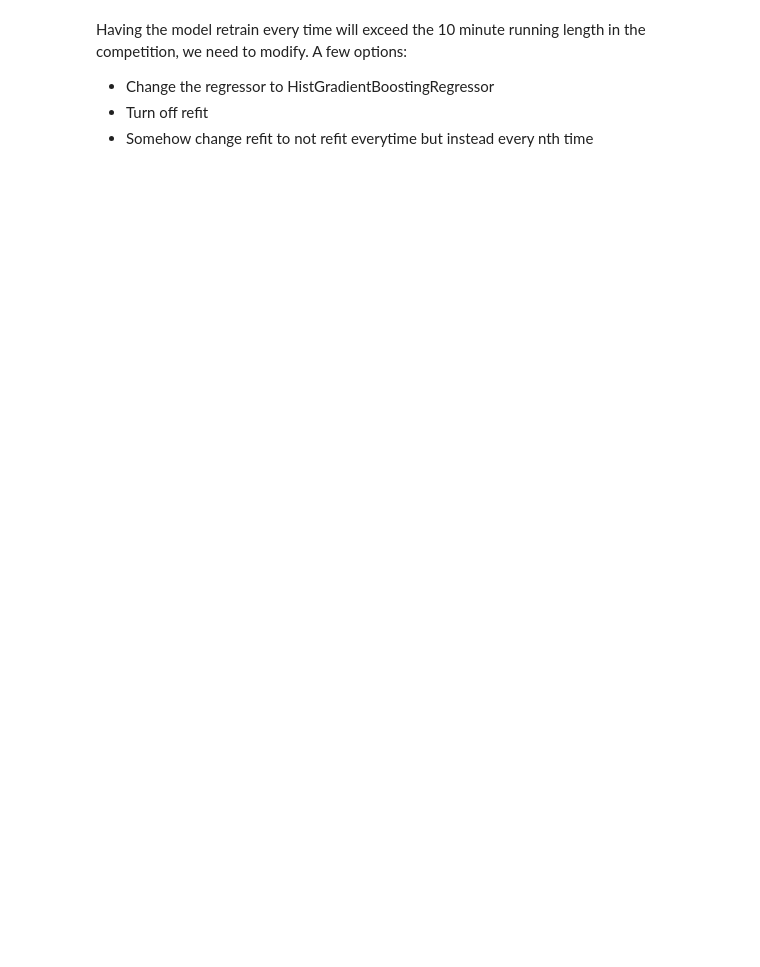
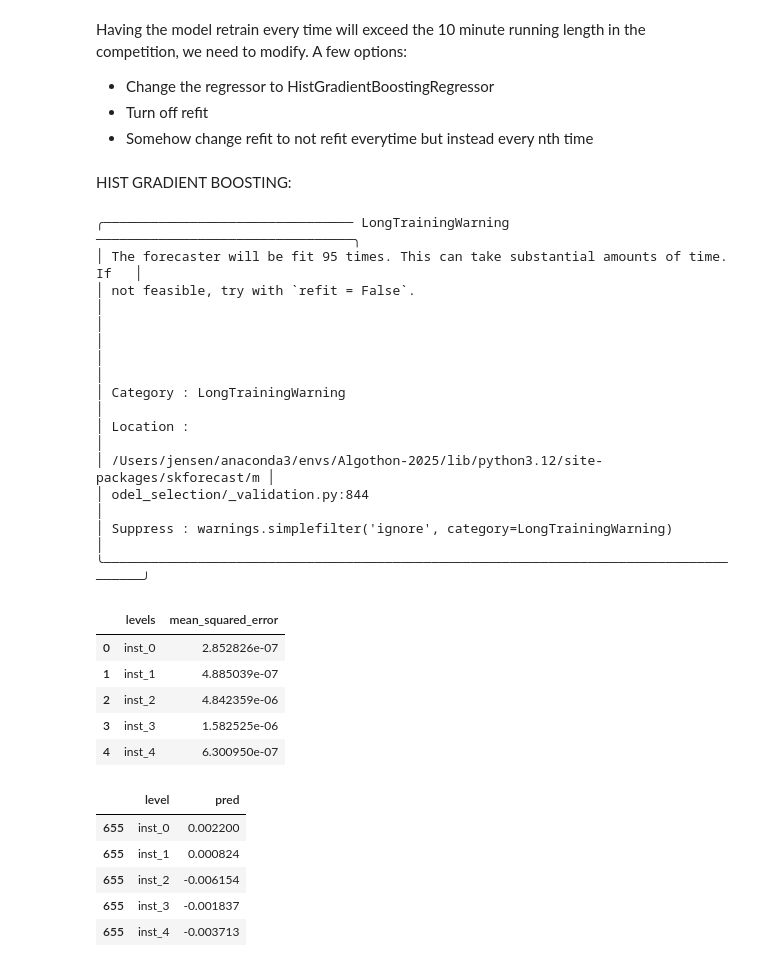
Before and after one commit to JensenJones/Algothon-2025, a Jupyter notebook: strategies/multi series forecasting skforecast/MultiTimeSeriesModelling.ipynb, the cells around one changed output. Cells and saved outputs as stored; diff of their text form; code cells hidden in the pictures; blank space fills up the shorter version.

```diff
--- a/strategies/multi series forecasting skforecast/MultiTimeSeriesModelling.ipynb
+++ b/strategies/multi series forecasting skforecast/MultiTimeSeriesModelling.ipynb
@@ -600,3 +684,59 @@ Having the model retrain every time will exceed the 10 minute running length in
 - Change the regressor to HistGradientBoostingRegressor
 - Turn off refit
 - Somehow change refit to not refit everytime but instead every nth time
+# %% [markdown]
+HIST GRADIENT BOOSTING:
+# %%
+forecaster_ms_greeks_logReturns = ForecasterRecursiveMultiSeries(
+    regressor           = HistGradientBoostingRegressor(random_state=8523),
+    lags                = 20,
+    transformer_series  = None,
+    transformer_exog    = StandardScaler(),  # Standardise the Greek features
+)
+
+cv = TimeSeriesFold(
+    initial_train_size = len(logReturns_train) + len(logReturns_val),
+    steps              = 1,
+    refit              = True
+)
+
+# Backtest
+multi_series_mse_greeks_logReturns_hgbr, predictions_ms_greeks_logReturns_hgbr = backtesting_forecaster_multiseries(
+    forecaster = forecaster_ms_greeks_logReturns,
+    series     = logReturns,
+    exog       = exog_dict_for_logReturns,
+    levels     = list(logReturns.columns),
+    cv         = cv,
+    metric     = "mean_squared_error"
+)
+
+display(multi_series_mse_greeks_logReturns_hgbr.head())
+display(predictions_ms_greeks_logReturns_hgbr.head())
+
+multi_series_mse_greeks_logReturns_hgbr = multi_series_mse_greeks_logReturns_hgbr.rename(columns={"mean_squared_error": "multi_series_mse_greeks_logReturns_hgbr"})
+predictions_ms_greeks_logReturns_hgbr = predictions_ms_greeks_logReturns_hgbr.reset_index()
+predictions_ms_greeks_logReturns_hgbr = predictions_ms_greeks_logReturns_hgbr.rename(columns={"index": "time"})
+# %% [output]
+╭──────────────────────────────── LongTrainingWarning ─────────────────────────────────╮
+│ The forecaster will be fit 95 times. This can take substantial amounts of time. If   │
+│ not feasible, try with `refit = False`.                                              │
+│                                                                                      │
+│                                                                                      │
+│ Category : LongTrainingWarning                                                       │
+│ Location :                                                                           │
+│ /Users/jensen/anaconda3/envs/Algothon-2025/lib/python3.12/site-packages/skforecast/m │
+│ odel_selection/_validation.py:844                                                    │
+│ Suppress : warnings.simplefilter('ignore', category=LongTrainingWarning)             │
+╰──────────────────────────────────────────────────────────────────────────────────────╯
+|  | levels | mean_squared_error |
+| 0 | inst_0 | 2.852826e-07 |
+| 1 | inst_1 | 4.885039e-07 |
+| 2 | inst_2 | 4.842359e-06 |
+| 3 | inst_3 | 1.582525e-06 |
+| 4 | inst_4 | 6.300950e-07 |
+|  | level | pred |
+| 655 | inst_0 | 0.002200 |
+| 655 | inst_1 | 0.000824 |
+| 655 | inst_2 | -0.006154 |
+| 655 | inst_3 | -0.001837 |
+| 655 | inst_4 | -0.003713 |
```
Also changed, not shown: parts of 14 cells of this notebook.
